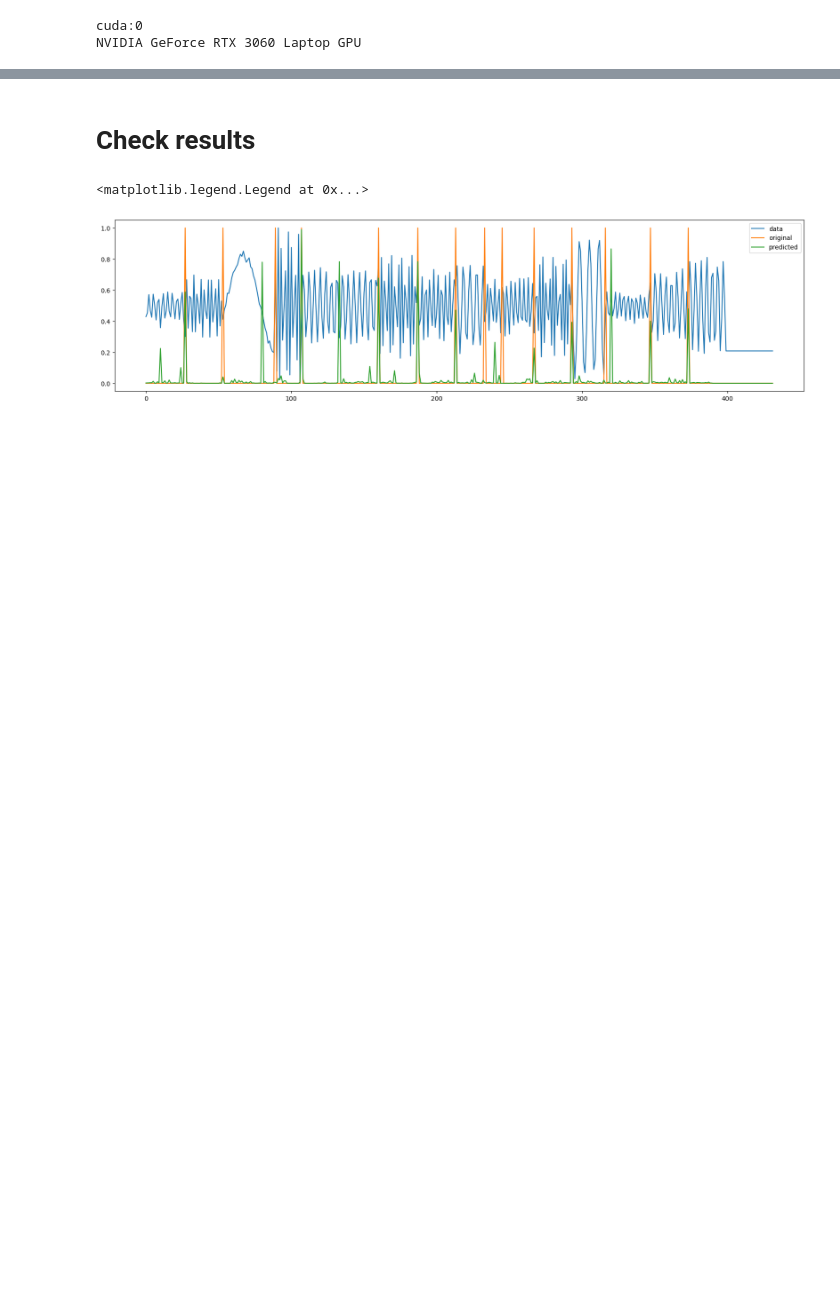
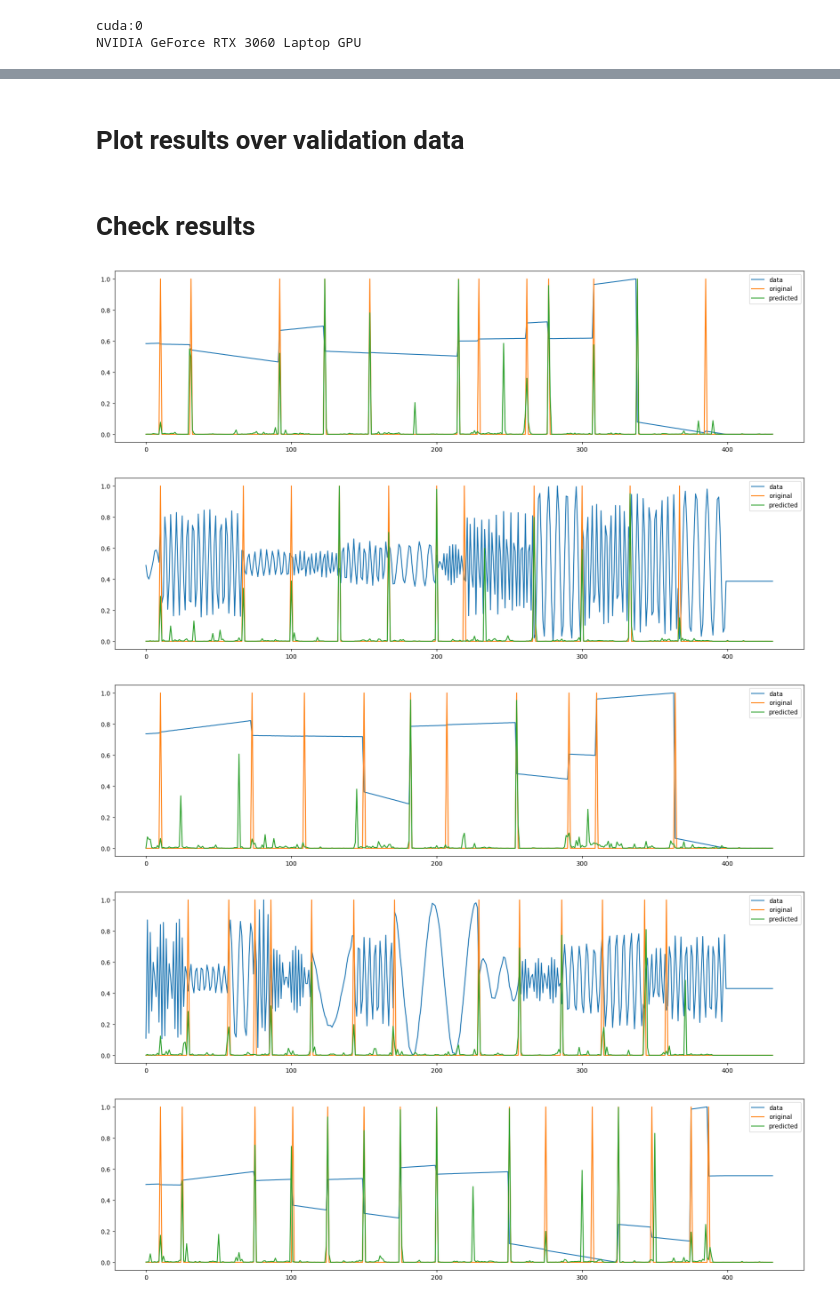
Before and after one commit to GishB/DirectionalDrillingChangePointDetection, a Jupyter notebook: src/experiments/EncoderPower.ipynb, the cells around one changed output, grey strips where cells are left out. Drawn from its saved outputs; the diff is of its cells as text; code cells hidden in the pictures; blank space fills up the shorter version.

Commit message:
fix setup.py and data structure

```diff
--- a/src/experiments/EncoderPower.ipynb
+++ b/src/experiments/EncoderPower.ipynb
@@ -278,18 +298 @@ def plot_stats(
-# %%
-def whole_train_valid_cycle(model, num_epochs, title):
-    train_loss_history, valid_loss_history = [], []
-
-    for epoch in range(num_epochs):
-        train_loss = train(model, train_loader)
-        valid_loss = evaluate(model, valid_loader)
-
-        train_loss_history.append(train_loss)
-        valid_loss_history.append(valid_loss)
-
-        clear_output(wait=True)
-
-        plot_stats(
-            train_loss_history, valid_loss_history,
-            title
-        )
 # %% [markdown]
@@ -307,6 +310,14 @@ model = EncoderLayer().to(device)
 # %%
 optimizer = Adam(model.parameters(), lr=1e-3, weight_decay=0.4, foreach=False)
 loss_fn = nn.BCELoss(reduction="sum")
+# %%
+scheduler = OneCycleLR(
+    optimizer,
+    max_lr=1e-2,  # Peak LR (can be higher than initial)
+    total_steps=100,
+    pct_start=0.1,
+    anneal_strategy='cos'
+)
 # %%
-whole_train_valid_cycle(model, 100, 'CPs Encoder')
+whole_train_valid_cycle(model, 100, 'CPs Encoder', scheduler)
 # %% [output]
@@ -314,13 +325,22 @@ whole_train_valid_cycle(model, 100, 'CPs Encoder')
+# %% [markdown]
+# Plot results over validation data
 # %% [markdown]
 # Check results
-# %%
-test_x, test_y = next(iter(valid_dataset))
 # %%
-plt.figure(figsize=(20,5))
-plt.plot(test_x.flatten(), label="data")
-plt.plot(test_y.flatten(), label='original')
-plt.plot(model(test_x.unsqueeze(0).to(device)).flatten().to("cpu").detach(), label='predicted')
-plt.legend()
+counter = 0
+for test_x, test_y in iter(valid_dataset):
+    if counter >= 9:
+        break
+    plt.figure(figsize=(20,5))
+    plt.plot(test_x.flatten(), label="data")
+    plt.plot(test_y.flatten(), label='original')
+    plt.plot(model(test_x.unsqueeze(0).to(device)).flatten().to("cpu").detach(), label='predicted')
+    plt.legend()
+
+    counter += 1
 # %% [output]
-<matplotlib.legend.Legend at 0x...>
-[figure, old version]
+[figure, new version]
+[figure, added]
+[figure, added]
+[figure, added]
+[figure, added]
```
Also changed, not shown: parts of 16 cells of this notebook, 8 other files.
